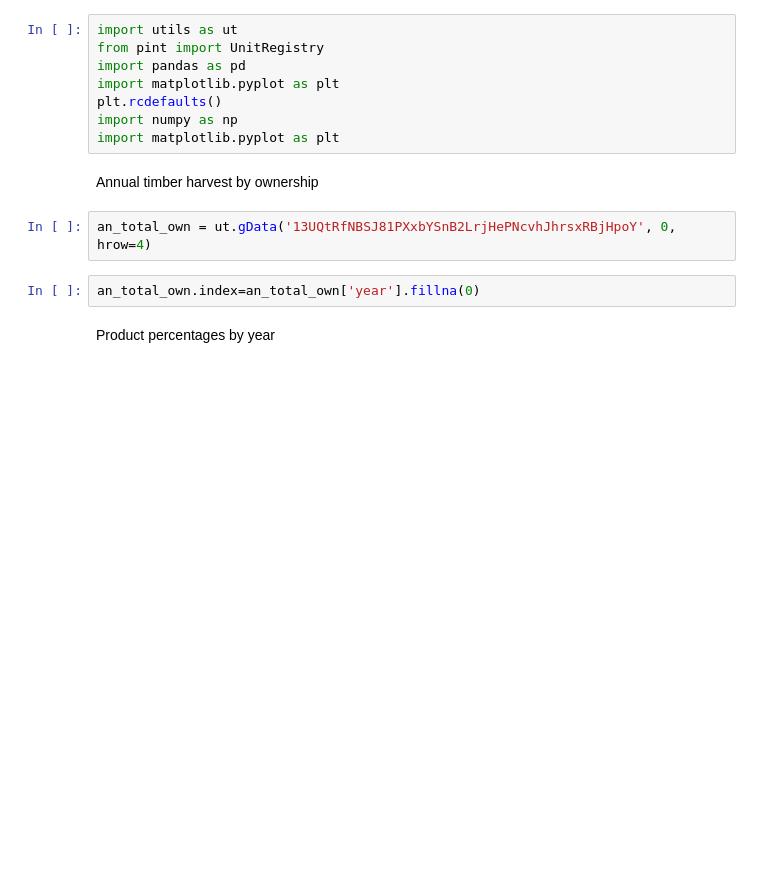
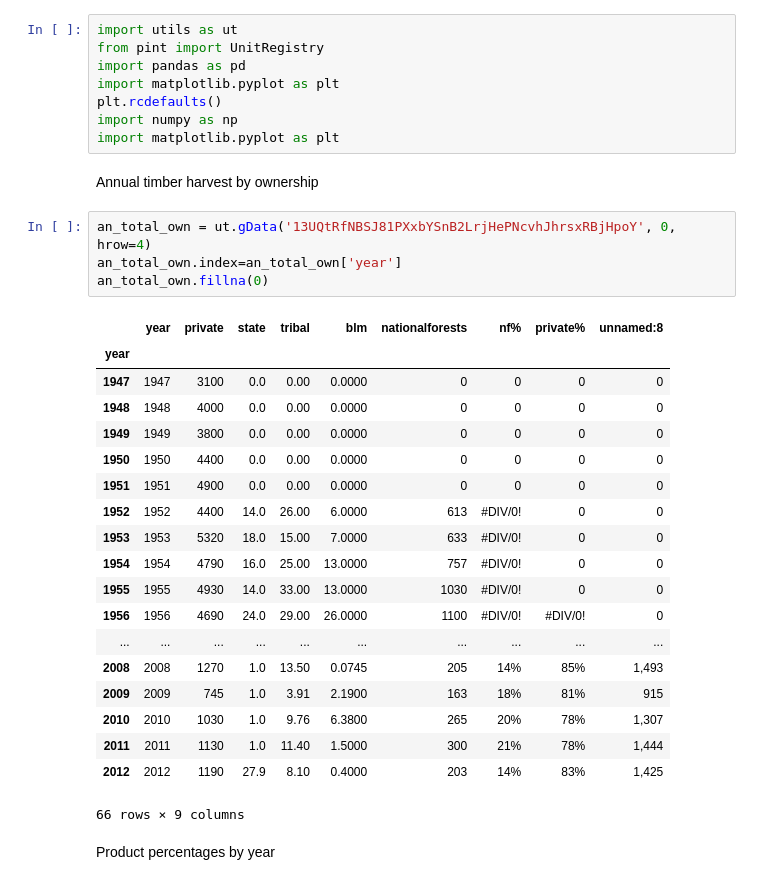
Before and after one commit to WoodResourcesGroup/RoundwoodHarvestGHG, a Jupyter notebook: unutilized_residuals.ipynb, the cells around one changed output. Cells and saved outputs as stored; diff of their text form; blank space fills up the shorter version.

```diff
--- a/unutilized_residuals.ipynb
+++ b/unutilized_residuals.ipynb
@@ -10,8 +10,28 @@ import matplotlib.pyplot as plt
 Annual timber harvest by ownership
 # %%
 an_total_own = ut.gData('13UQtRfNBSJ81PXxbYSnB2LrjHePNcvhJhrsxRBjHpoY', 0, hrow=4)
+an_total_own.index=an_total_own['year']
+an_total_own.fillna(0)
+# %% [output]
+|  | year | private | state | tribal | blm | nationalforests | nf% | private% | unnamed:8 |
+| year |  |  |  |  |  |  |  |  |  |
+| 1947 | 1947 | 3100 | 0.0 | 0.00 | 0.0000 | 0 | 0 | 0 | 0 |
+| 1948 | 1948 | 4000 | 0.0 | 0.00 | 0.0000 | 0 | 0 | 0 | 0 |
+| 1949 | 1949 | 3800 | 0.0 | 0.00 | 0.0000 | 0 | 0 | 0 | 0 |
+| 1950 | 1950 | 4400 | 0.0 | 0.00 | 0.0000 | 0 | 0 | 0 | 0 |
+| 1951 | 1951 | 4900 | 0.0 | 0.00 | 0.0000 | 0 | 0 | 0 | 0 |
+| 1952 | 1952 | 4400 | 14.0 | 26.00 | 6.0000 | 613 | #DIV/0! | 0 | 0 |
+| 1953 | 1953 | 5320 | 18.0 | 15.00 | 7.0000 | 633 | #DIV/0! | 0 | 0 |
+| 1954 | 1954 | 4790 | 16.0 | 25.00 | 13.0000 | 757 | #DIV/0! | 0 | 0 |
+| 1955 | 1955 | 4930 | 14.0 | 33.00 | 13.0000 | 1030 | #DIV/0! | 0 | 0 |
+| 1956 | 1956 | 4690 | 24.0 | 29.00 | 26.0000 | 1100 | #DIV/0! | #DIV/0! | 0 |
+| ... | ... | ... | ... | ... | ... | ... | ... | ... | ... |
+| 2008 | 2008 | 1270 | 1.0 | 13.50 | 0.0745 | 205 | 14% | 85% | 1,493 |
+| 2009 | 2009 | 745 | 1.0 | 3.91 | 2.1900 | 163 | 18% | 81% | 915 |
+| 2010 | 2010 | 1030 | 1.0 | 9.76 | 6.3800 | 265 | 20% | 78% | 1,307 |
+| 2011 | 2011 | 1130 | 1.0 | 11.40 | 1.5000 | 300 | 21% | 78% | 1,444 |
+| 2012 | 2012 | 1190 | 27.9 | 8.10 | 0.4000 | 203 | 14% | 83% | 1,425 |
+66 rows × 9 columns
-# %%
-an_total_own.index=an_total_own['year'].fillna(0)
 # %% [markdown]
 Product percentages by year
 # %%
```
Also changed, not shown: parts of 11 cells of this notebook, 1 other file.
